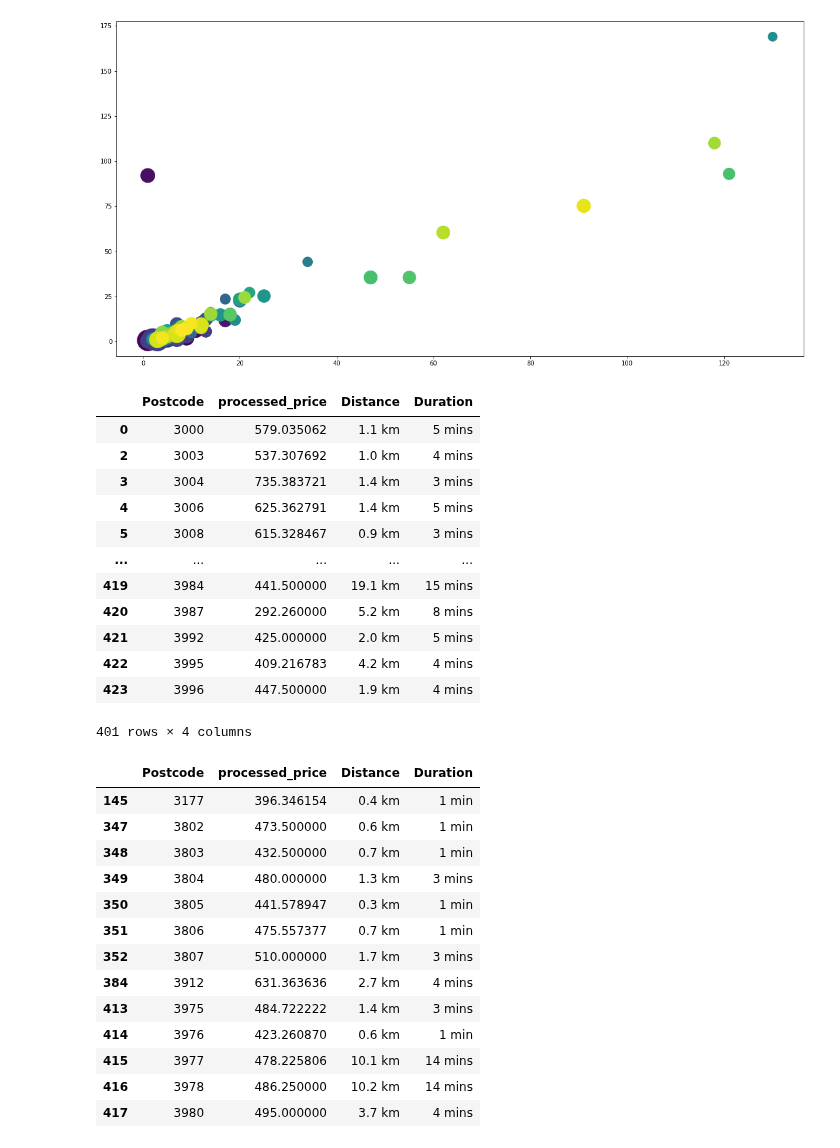
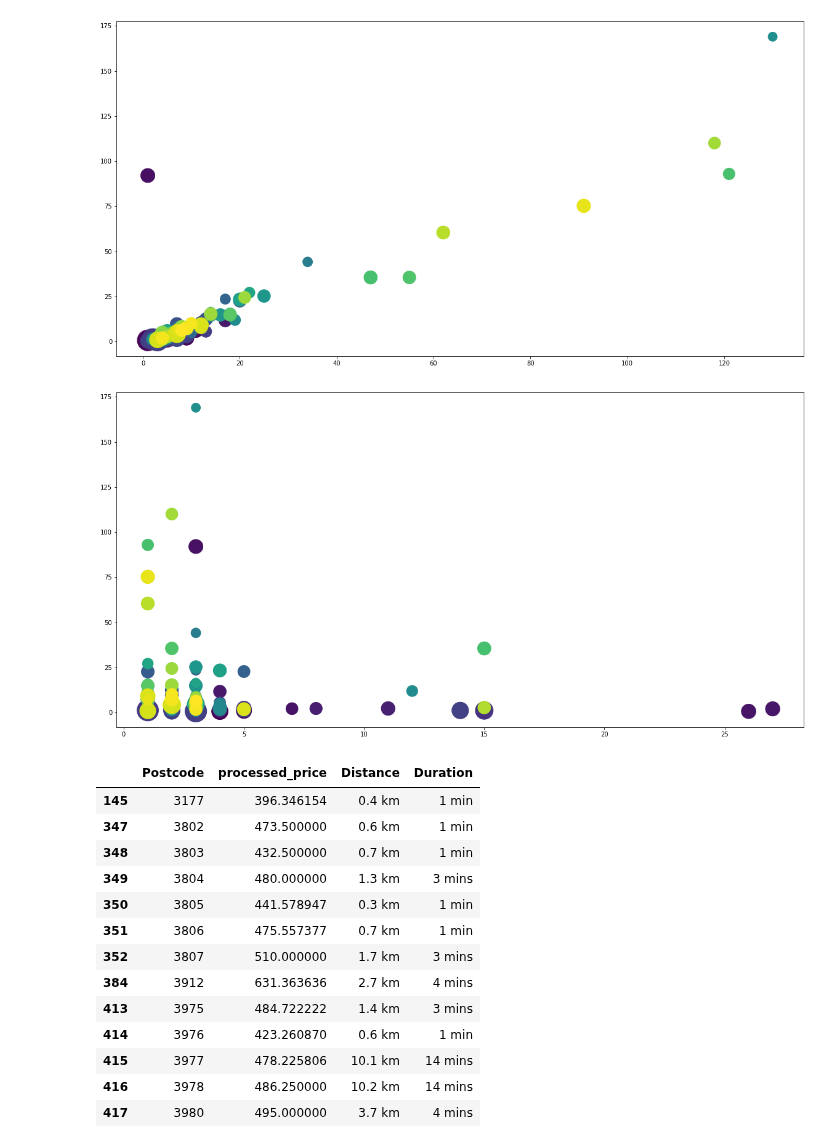
Before and after one commit to MAST30034-Applied-Data-Science/generic-real-estate-consulting-project-group50, a Jupyter notebook: draft works/external.ipynb, the cells around one changed output. Cells and saved outputs as stored; diff of their text form; code cells hidden in the pictures.

```diff
--- a/draft works/external.ipynb
+++ b/draft works/external.ipynb
@@ -8,6 +8,9 @@ station = pd.read_csv('../data/curated/closest_bus_station.csv')
 hospital = pd.read_csv('../data/curated/closest_hospital.csv')
 school = pd.read_csv('../data/curated/closest_school.csv')
 price = pd.read_csv('../data/curated/mean_price_per_week.csv')
+
+hospital['Duration'] = hospital['Duration'].map(lambda x:x.rstrip('mins'))
+school['Duration'] = school['Duration'].map(lambda x:x.rstrip('mins'))
 # %%
 # Merge price and hospital
 ph = pd.merge(price, hospital, how='left', on='Postcode')
@@ -73,20 +75,30 @@ plt.show()
 psc = pd.merge(price, school, how='left', on='Postcode')
 psc = psc[['Postcode', 'processed_price', 'Distance', 'Duration']]
 psc = psc.dropna()
-# %% [output]
-|  | Postcode | processed_price | Distance | Duration |
-| 0 | 3000 | 579.035062 | 1.1 km | 5 mins |
-| 2 | 3003 | 537.307692 | 1.0 km | 4 mins |
-| 3 | 3004 | 735.383721 | 1.4 km | 3 mins |
-| 4 | 3006 | 625.362791 | 1.4 km | 5 mins |
-| 5 | 3008 | 615.328467 | 0.9 km | 3 mins |
-| ... | ... | ... | ... | ... |
-| 419 | 3984 | 441.500000 | 19.1 km | 15 mins |
-| 420 | 3987 | 292.260000 | 5.2 km | 8 mins |
-| 421 | 3992 | 425.000000 | 2.0 km | 5 mins |
-| 422 | 3995 | 409.216783 | 4.2 km | 4 mins |
-| 423 | 3996 | 447.500000 | 1.9 km | 4 mins |
-401 rows × 4 columns
+# %%
+# Convert all the duration into mins
+new_duration = []
+for period in psc['Duration']:
+    if 'hour' in period:
+        period_list = period.split(" ")
+        period = float(period_list[0]) * 60 + float(period_list[2])
+        new_duration.append(period)
+    else:
+        period = float(period)
+        new_duration.append(period)
+
+new_data = []
+for i in range(0, len(ph)):
+    row = ph.iloc[i]
+    duration = new_duration[i]
+    new_data.append([row[0], row[1], row[2], duration])
+
+psc = pd.DataFrame(data = new_data, columns = ['Postcode', 'processed_price', 'Distance', 'Duration'])
+plt.figure(figsize=(20, 10))
+plt.scatter(psc['Duration'], psc['Distance'], s=psc['processed_price'], c=psc['Postcode'], alpha=1)
+plt.show()
+# %% [output]
+[figure, added]
 # %%
 # Merge price and station
 pst = pd.merge(price, station, how='left', on='Postcode')
```
Also changed, not shown: parts of 1 cell of this notebook, 2 other files.
